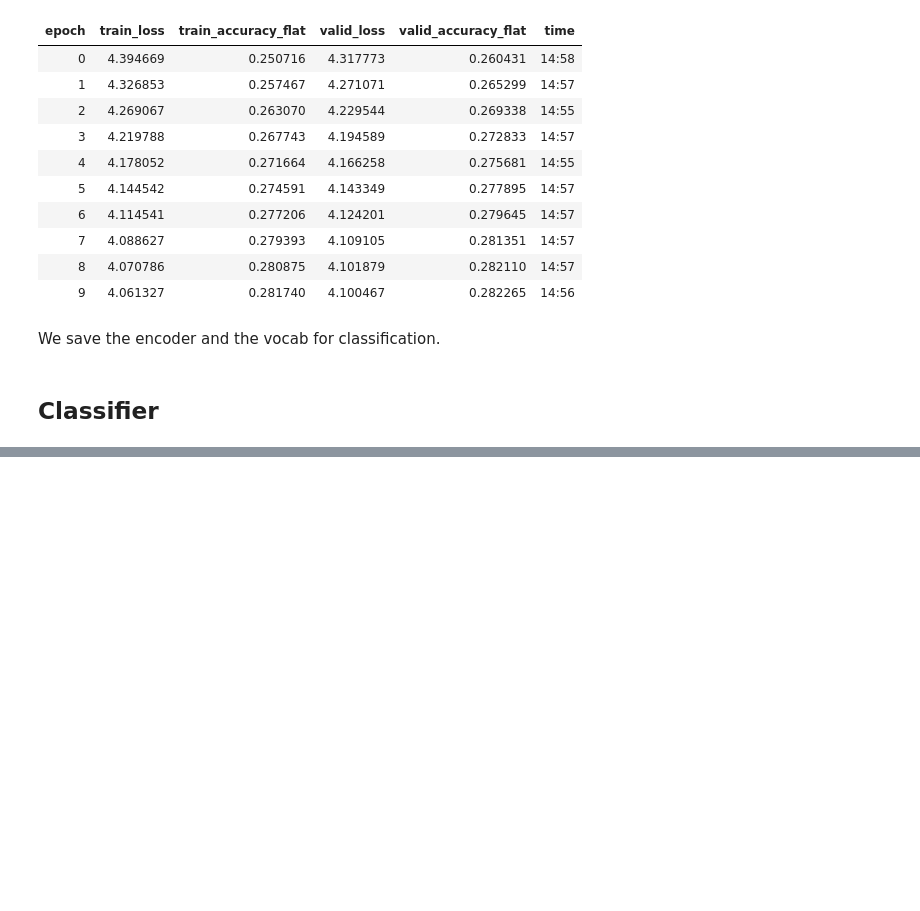
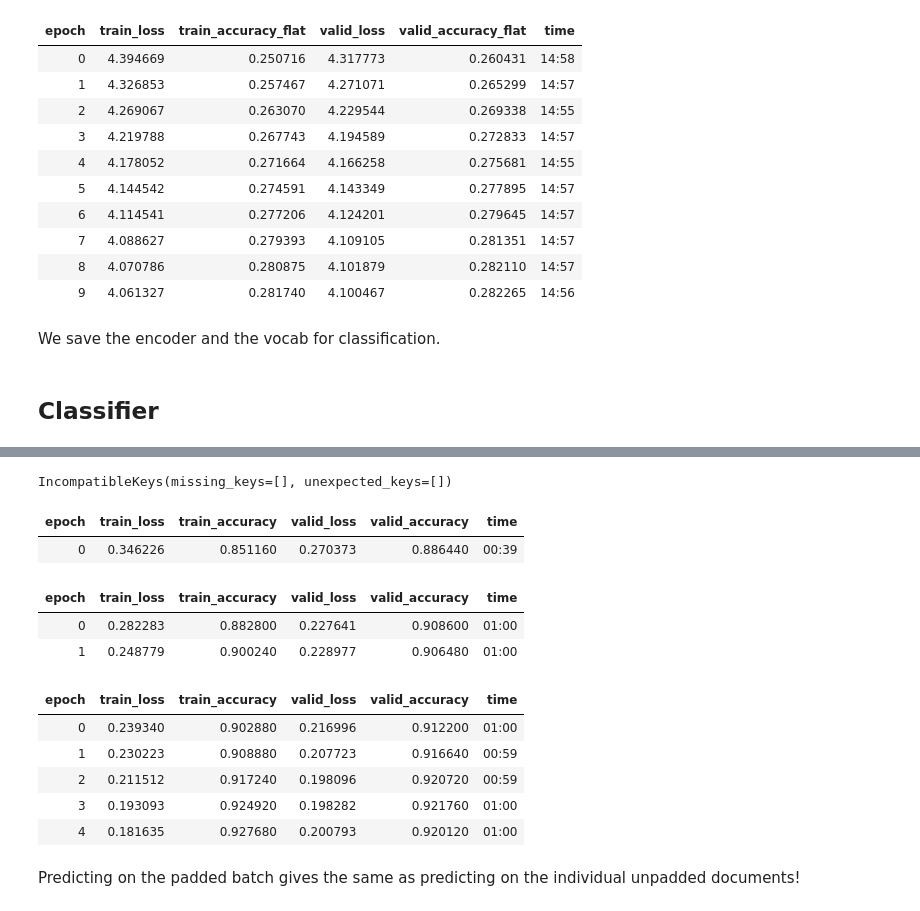
Before and after one commit to fg91/fastai_deep_learning_from_the_foundations, a Jupyter notebook: 12c_ulmfit.ipynb, the cells around one changed output, grey strips where cells are left out. Cells and saved outputs as stored; diff of their text form; code cells hidden in the pictures; blank space fills up the shorter version.

Commit message:
Train ulmfit classifier

```diff
--- a/12c_ulmfit.ipynb
+++ b/12c_ulmfit.ipynb
@@ -201,0 +671,4 @@ torch.save(learn.model.state_dict(), path/'finetuned.pth')
+# %%
+model[0].module.load_state_dict(torch.load(path/'finetuned_enc.pth'))
+# %% [output]
+IncompatibleKeys(missing_keys=[], unexpected_keys=[])
@@ -201,0 +681,5 @@ torch.save(learn.model.state_dict(), path/'finetuned.pth')
+# %%
+learn.fit(1, cbs=cbsched)
+# %% [output]
+| epoch | train_loss | train_accuracy | valid_loss | valid_accuracy | time |
+| 0 | 0.346226 | 0.851160 | 0.270373 | 0.886440 | 00:39 |
@@ -201,0 +689,19 @@ torch.save(learn.model.state_dict(), path/'finetuned.pth')
+# %%
+lr = 1e-3
+# %%
+cbsched = sched_1cycle([lr/8., lr/4., lr/2., lr], mom_start=0.8, mom_mid=0.7, mom_end=0.8)
+# %%
+learn.fit(2, cbs=cbsched)
+# %% [output]
+| epoch | train_loss | train_accuracy | valid_loss | valid_accuracy | time |
+| 0 | 0.282283 | 0.882800 | 0.227641 | 0.908600 | 01:00 |
+| 1 | 0.248779 | 0.900240 | 0.228977 | 0.906480 | 01:00 |
+# %%
+learn.fit(5, cbs=cbsched)
+# %% [output]
+| epoch | train_loss | train_accuracy | valid_loss | valid_accuracy | time |
+| 0 | 0.239340 | 0.902880 | 0.216996 | 0.912200 | 01:00 |
+| 1 | 0.230223 | 0.908880 | 0.207723 | 0.916640 | 00:59 |
+| 2 | 0.211512 | 0.917240 | 0.198096 | 0.920720 | 00:59 |
+| 3 | 0.193093 | 0.924920 | 0.198282 | 0.921760 | 01:00 |
+| 4 | 0.181635 | 0.927680 | 0.200793 | 0.920120 | 01:00 |
@@ -201,0 +720,2 @@ torch.save(learn.model.state_dict(), path/'finetuned.pth')
+# %% [markdown]
+Predicting on the padded batch gives the same as predicting on the individual unpadded documents!
```
Also changed, not shown: parts of 106 cells of this notebook.
